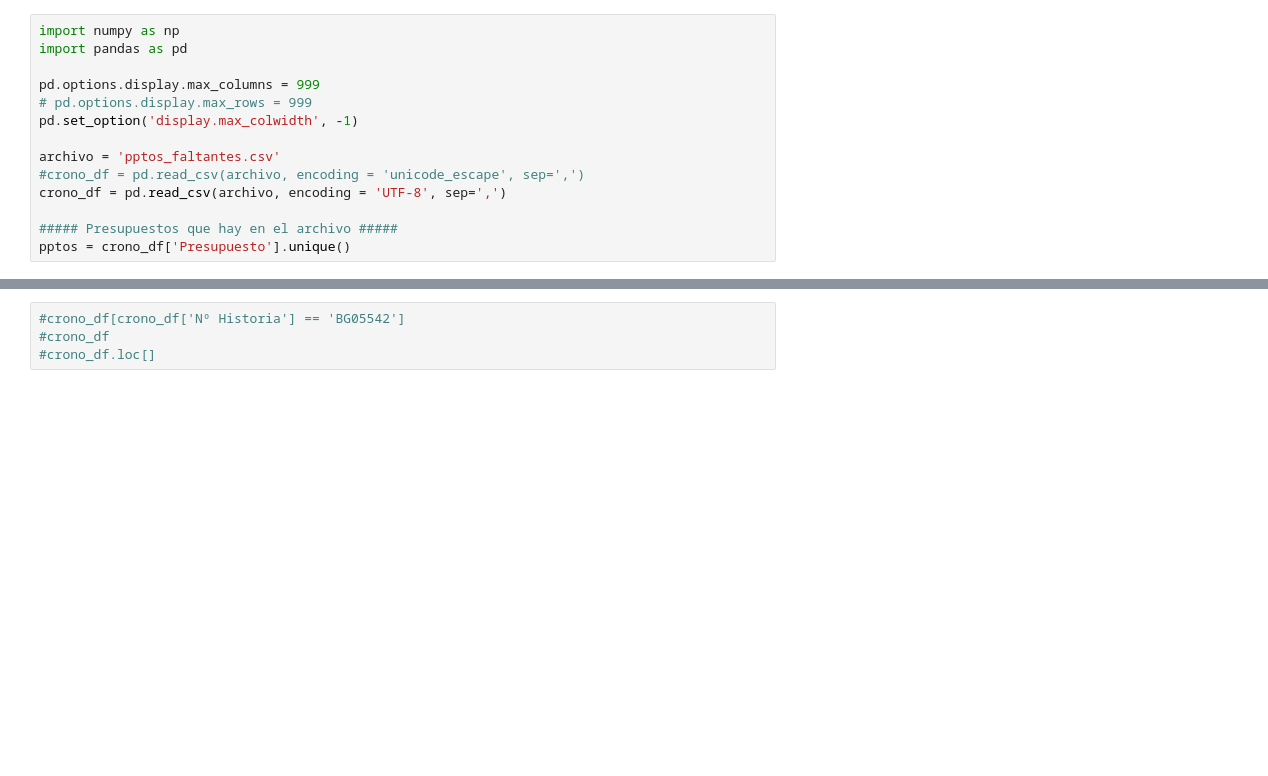
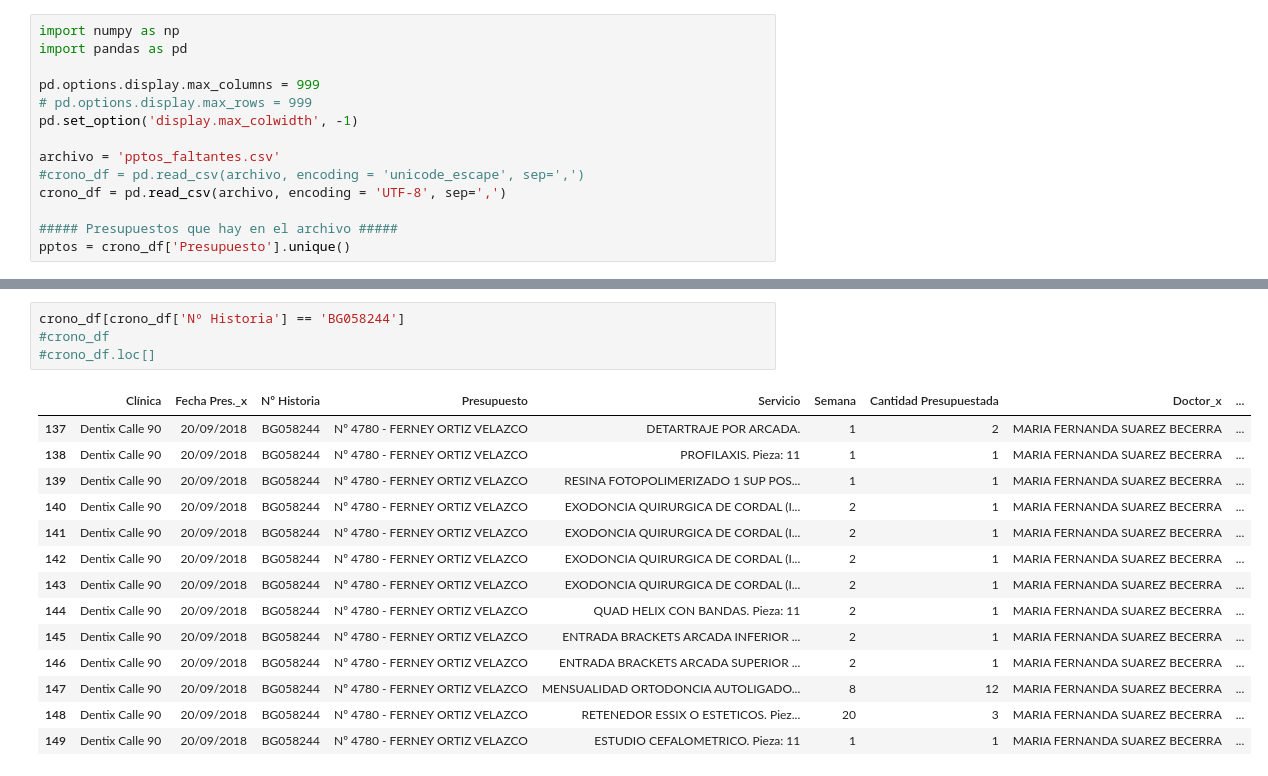
Before and after one commit to davidarango82/intro-data-sci-python, a Jupyter notebook: Ordenamiento Cronogramas.ipynb, the cells around one changed output, grey strips where cells are left out. Cells and saved outputs as stored; diff of their text form; blank space fills up the shorter version.

```diff
--- a/Ordenamiento Cronogramas.ipynb
+++ b/Ordenamiento Cronogramas.ipynb
@@ -220,6 +256,21 @@ KeyError: (16, 'ttmto_homol')
 # %%
-#crono_df[crono_df['Nº Historia'] == 'BG05542']
+crono_df[crono_df['Nº Historia'] == 'BG058244']
 #crono_df
 #crono_df.loc[]
+# %% [output]
+|  | Clínica | Fecha Pres._x | Nº Historia | Presupuesto | Servicio | Semana | Cantidad Presupuestada | Doctor_x | ... |
+| 137 | Dentix Calle 90 | 20/09/2018 | BG058244 | Nº 4780 - FERNEY ORTIZ VELAZCO | DETARTRAJE POR ARCADA. | 1 | 2 | MARIA FERNANDA SUAREZ BECERRA | ... |
+| 138 | Dentix Calle 90 | 20/09/2018 | BG058244 | Nº 4780 - FERNEY ORTIZ VELAZCO | PROFILAXIS. Pieza: 11 | 1 | 1 | MARIA FERNANDA SUAREZ BECERRA | ... |
+| 139 | Dentix Calle 90 | 20/09/2018 | BG058244 | Nº 4780 - FERNEY ORTIZ VELAZCO | RESINA FOTOPOLIMERIZADO 1 SUP POS... | 1 | 1 | MARIA FERNANDA SUAREZ BECERRA | ... |
+| 140 | Dentix Calle 90 | 20/09/2018 | BG058244 | Nº 4780 - FERNEY ORTIZ VELAZCO | EXODONCIA QUIRURGICA DE CORDAL (I... | 2 | 1 | MARIA FERNANDA SUAREZ BECERRA | ... |
+| 141 | Dentix Calle 90 | 20/09/2018 | BG058244 | Nº 4780 - FERNEY ORTIZ VELAZCO | EXODONCIA QUIRURGICA DE CORDAL (I... | 2 | 1 | MARIA FERNANDA SUAREZ BECERRA | ... |
+| 142 | Dentix Calle 90 | 20/09/2018 | BG058244 | Nº 4780 - FERNEY ORTIZ VELAZCO | EXODONCIA QUIRURGICA DE CORDAL (I... | 2 | 1 | MARIA FERNANDA SUAREZ BECERRA | ... |
+| 143 | Dentix Calle 90 | 20/09/2018 | BG058244 | Nº 4780 - FERNEY ORTIZ VELAZCO | EXODONCIA QUIRURGICA DE CORDAL (I... | 2 | 1 | MARIA FERNANDA SUAREZ BECERRA | ... |
+| 144 | Dentix Calle 90 | 20/09/2018 | BG058244 | Nº 4780 - FERNEY ORTIZ VELAZCO | QUAD HELIX CON BANDAS. Pieza: 11 | 2 | 1 | MARIA FERNANDA SUAREZ BECERRA | ... |
+| 145 | Dentix Calle 90 | 20/09/2018 | BG058244 | Nº 4780 - FERNEY ORTIZ VELAZCO | ENTRADA BRACKETS ARCADA INFERIOR ... | 2 | 1 | MARIA FERNANDA SUAREZ BECERRA | ... |
+| 146 | Dentix Calle 90 | 20/09/2018 | BG058244 | Nº 4780 - FERNEY ORTIZ VELAZCO | ENTRADA BRACKETS ARCADA SUPERIOR ... | 2 | 1 | MARIA FERNANDA SUAREZ BECERRA | ... |
+| 147 | Dentix Calle 90 | 20/09/2018 | BG058244 | Nº 4780 - FERNEY ORTIZ VELAZCO | MENSUALIDAD ORTODONCIA AUTOLIGADO... | 8 | 12 | MARIA FERNANDA SUAREZ BECERRA | ... |
+| 148 | Dentix Calle 90 | 20/09/2018 | BG058244 | Nº 4780 - FERNEY ORTIZ VELAZCO | RETENEDOR ESSIX O ESTETICOS. Piez... | 20 | 3 | MARIA FERNANDA SUAREZ BECERRA | ... |
+| 149 | Dentix Calle 90 | 20/09/2018 | BG058244 | Nº 4780 - FERNEY ORTIZ VELAZCO | ESTUDIO CEFALOMETRICO. Pieza: 11 | 1 | 1 | MARIA FERNANDA SUAREZ BECERRA | ... |
 # %%
 crono_df.to_csv('pptos_con_crono.csv',index = False)
```
Also changed, not shown: parts of 3 cells of this notebook, 11 other files.
